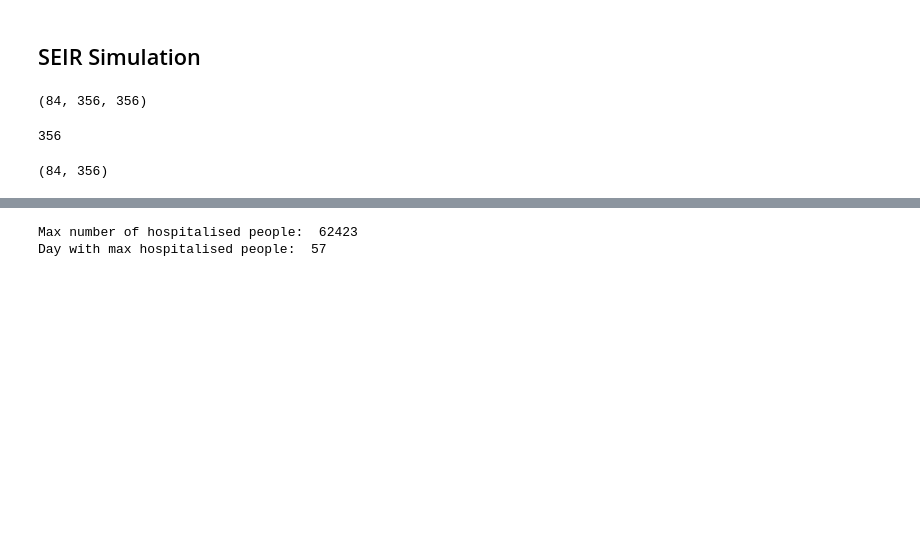
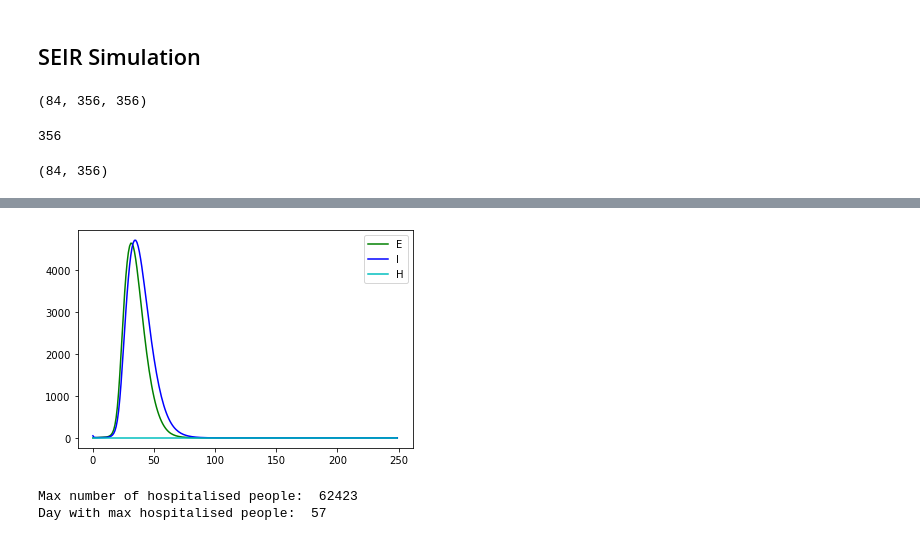
Before and after one commit to bendiknordeng/Epidemiologic-Strategies, a Jupyter notebook: covid/simulations_municipalities.ipynb, the cells around one changed output, grey strips where cells are left out. Cells and saved outputs as stored; diff of their text form; code cells hidden in the pictures; blank space fills up the shorter version.

```diff
--- a/covid/simulations_municipalities.ipynb
+++ b/covid/simulations_municipalities.ipynb
@@ -71,3 +91,10 @@ res['baseline'] = seir(model, pop, OD_matrices, alphas, iterations, inf, vacc)
+# %%
+# run simulation
+%run virus-sim.py
+
+seir_plot_one_cell(res['baseline'][1], 2)
+# %% [output]
+[figure, added]
 # %%
 # Print hospitalized information
 print("Max number of hospitalised people: ", int(res["baseline"][0][:,4].max()))
```
Also changed, not shown: parts of 8 cells of this notebook, 1 other file.
